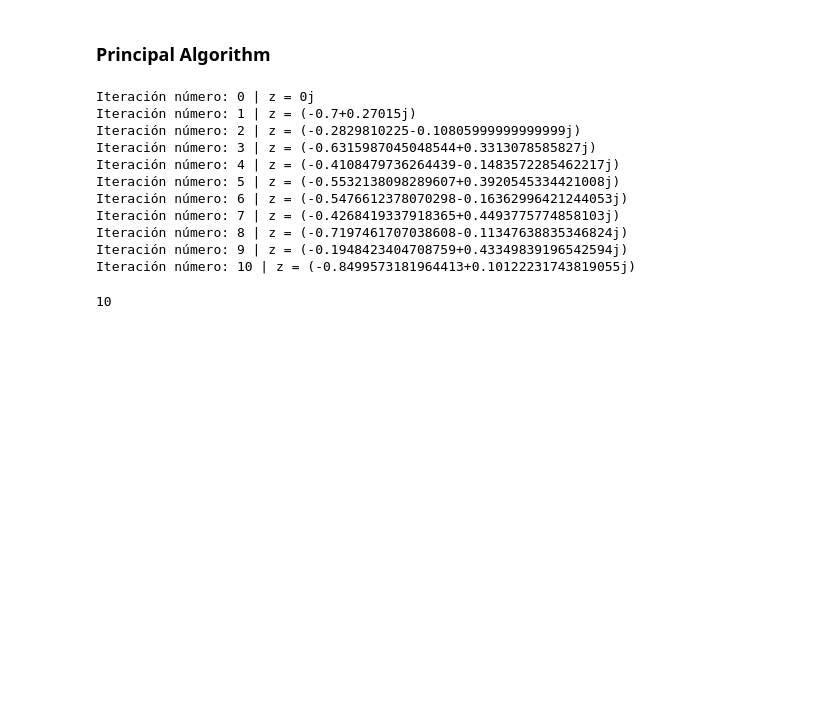
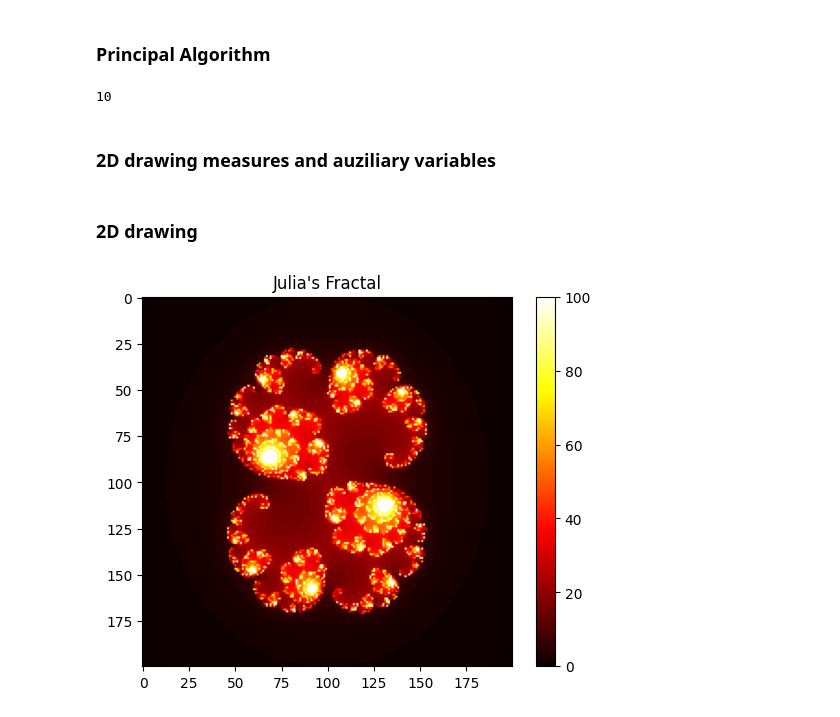
Before and after one commit to Mitin726/Julia-s-Fractal-Generator-Algorithm, a Jupyter notebook: algorithmJulia.ipynb, the cells around one changed output. Cells and saved outputs as stored; diff of their text form; code cells hidden in the pictures; blank space fills up the shorter version.

Commit message:
Julia fractal generator algorithm with a height and width of 200.

```diff
--- a/algorithmJulia.ipynb
+++ b/algorithmJulia.ipynb
@@ -10,10 +10,11 @@ import matplotlib as plt
 # %%
 def recursiveJulia(z, c, iteration, max_iter):
 
-    print(f"Iteration: {iteration} | z = {z}")
+    if abs(z) > 2:
+        return iteration
 
-    if abs(z) > 2 or iteration >= max_iter:
-        return iteration
+    if iteration >= max_iter:
+        return max_iter
 
     new_z = z * z + c
 
@@ -22,15 +23,35 @@ def recursiveJulia(z, c, iteration, max_iter):
 # test
 recursiveJulia(0+0j, -0.7+0.27015j, 0, 10)
 # %% [output]
-Iteración número: 0 | z = 0j
-Iteración número: 1 | z = (-0.7+0.27015j)
-Iteración número: 2 | z = (-0.2829810225-0.10805999999999999j)
-Iteración número: 3 | z = (-0.6315987045048544+0.3313078585827j)
-Iteración número: 4 | z = (-0.4108479736264439-0.1483572285462217j)
-Iteración número: 5 | z = (-0.5532138098289607+0.3920545334421008j)
-Iteración número: 6 | z = (-0.5476612378070298-0.16362996421244053j)
-Iteración número: 7 | z = (-0.4268419337918365+0.4493775774858103j)
-Iteración número: 8 | z = (-0.7197461707038608-0.11347638835346824j)
-Iteración número: 9 | z = (-0.1948423404708759+0.43349839196542594j)
-Iteración número: 10 | z = (-0.8499573181964413+0.10122231743819055j)
+10
-10
+# %% [markdown]
+### 2D drawing measures and auziliary variables
+# %%
+width = 200
+height = 200
+
+x = np.linspace(-1.5, 1.5, width)
+y = np.linspace(-1.5, 1.5, height)
+
+results = np.zeros((height, width))
+
+c = complex(0.285, 0.01)
+# %%
+for i in range(height):
+    for j in range(width):
+
+        real = x[j]
+        imag = y[i]
+
+        z = complex(real, imag)
+
+        results[i, j] = recursiveJulia(z, c, 0, 100)
+# %% [markdown]
+### 2D drawing
+# %%
+plt.imshow(results, cmap='hot')
+plt.colorbar()
+plt.title("Julia's Fractal")
+plt.show()
+# %% [output]
+[figure, added]
```
Also changed, not shown: parts of 1 cell of this notebook.
